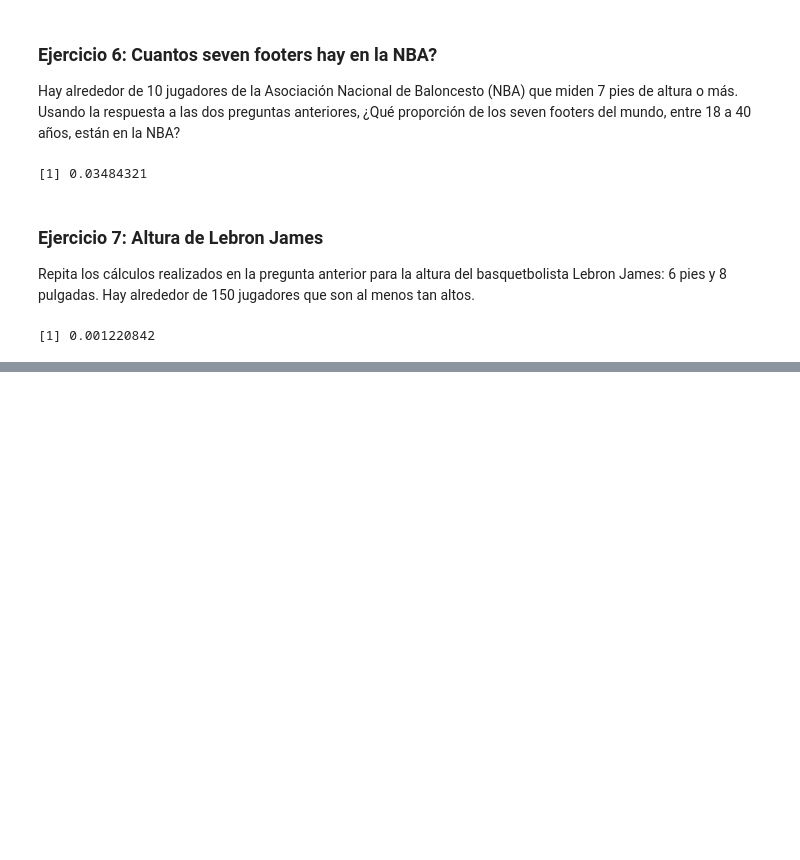
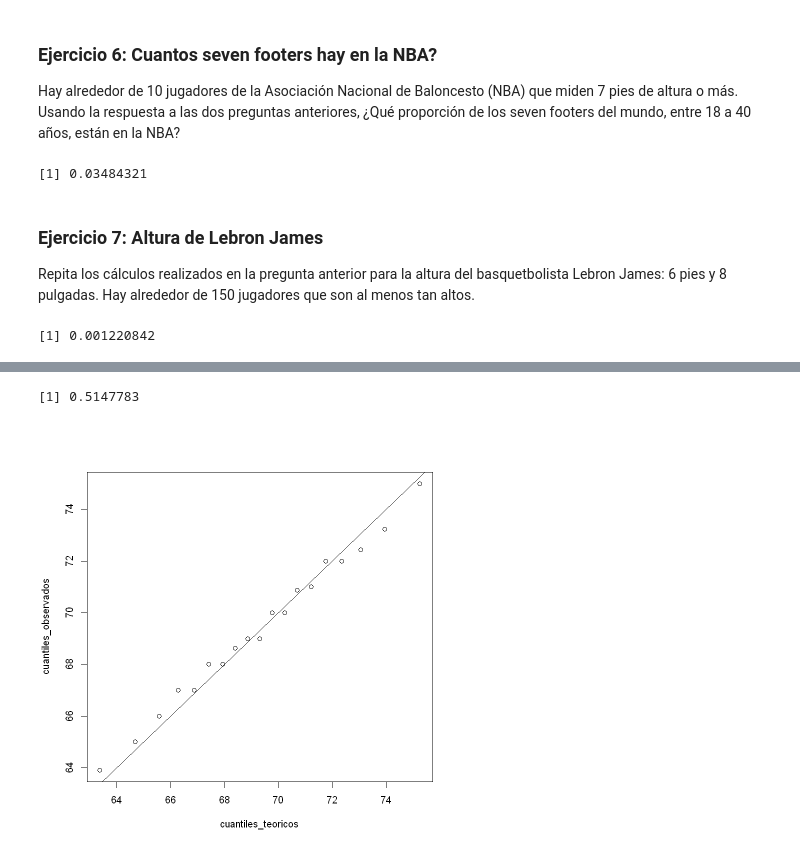
Before and after one commit to RaymundoSGlz/Data-Visualization, a Jupyter notebook: Introduction to Data Visualization and Distributions.ipynb, the cells around one changed output, grey strips where cells are left out. Drawn from its saved outputs; the diff is of its cells as text; code cells hidden in the pictures; blank space fills up the shorter version.

```diff
--- a/Introduction to Data Visualization and Distributions.ipynb
+++ b/Introduction to Data Visualization and Distributions.ipynb
@@ -422,0 +522,23 @@ source("Scripts/1-2/Ejercicio7.R", print.eval = TRUE)
+# %%
+# definimos x and z
+library(tidyverse)
+library(dslabs)
+data(heights)
+index <- heights$sex=="Male"
+x <- heights$height[index]
+z <- scale(x)
+
+# Proporción de los datos por debajo de 69.5
+mean(x <= 69.5)
+
+# calculamos los cuantiles observados y teóricos
+p <- seq(0.05, 0.95, 0.05)
+cuantiles_observados <- quantile(x, p)
+cuantiles_teoricos <- qnorm(p, mean = mean(x), sd = sd(x))
+
+# Gráfico Q-Q
+plot(cuantiles_teoricos, cuantiles_observados)
+abline(0,1)
+# %% [output]
+[1] 0.5147783
+[figure, added]
```
Also changed, not shown: parts of 45 cells of this notebook, 9 other files.
